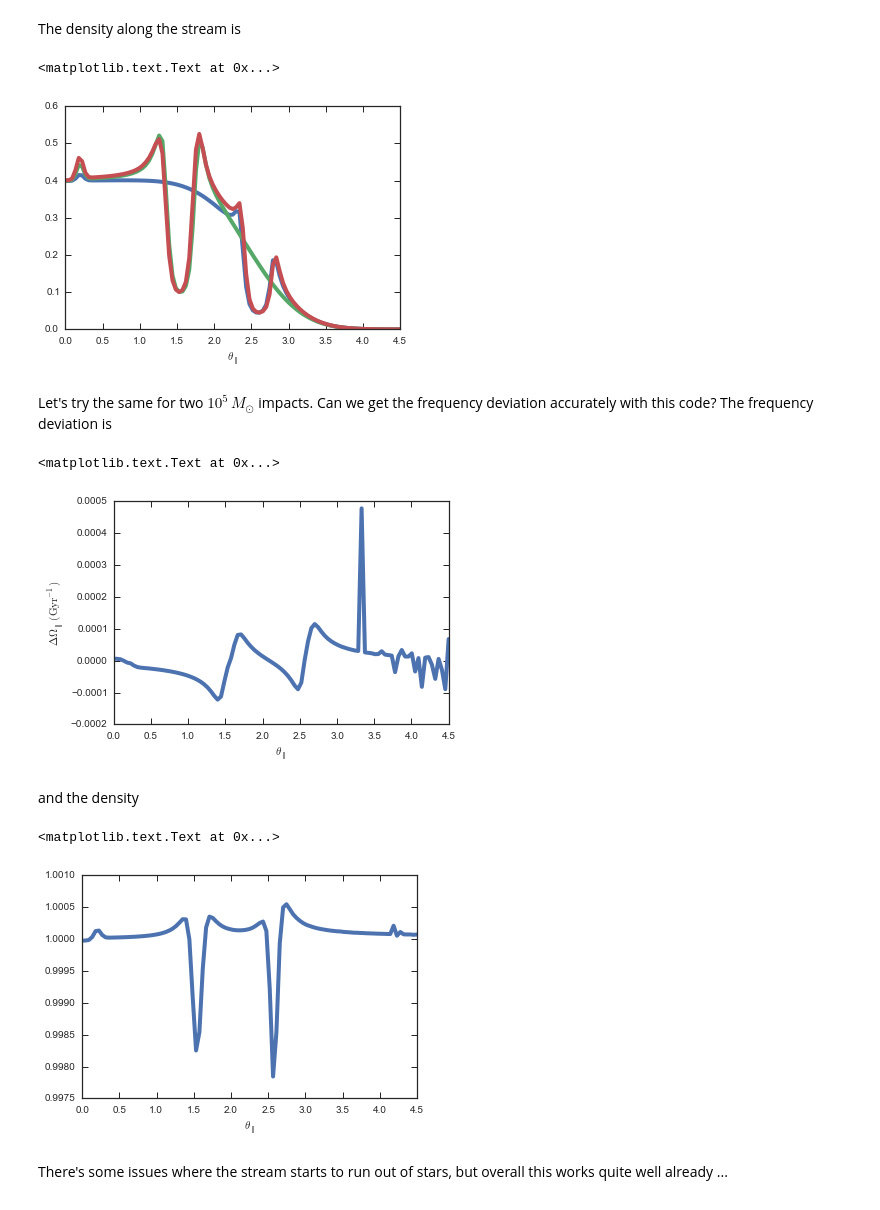
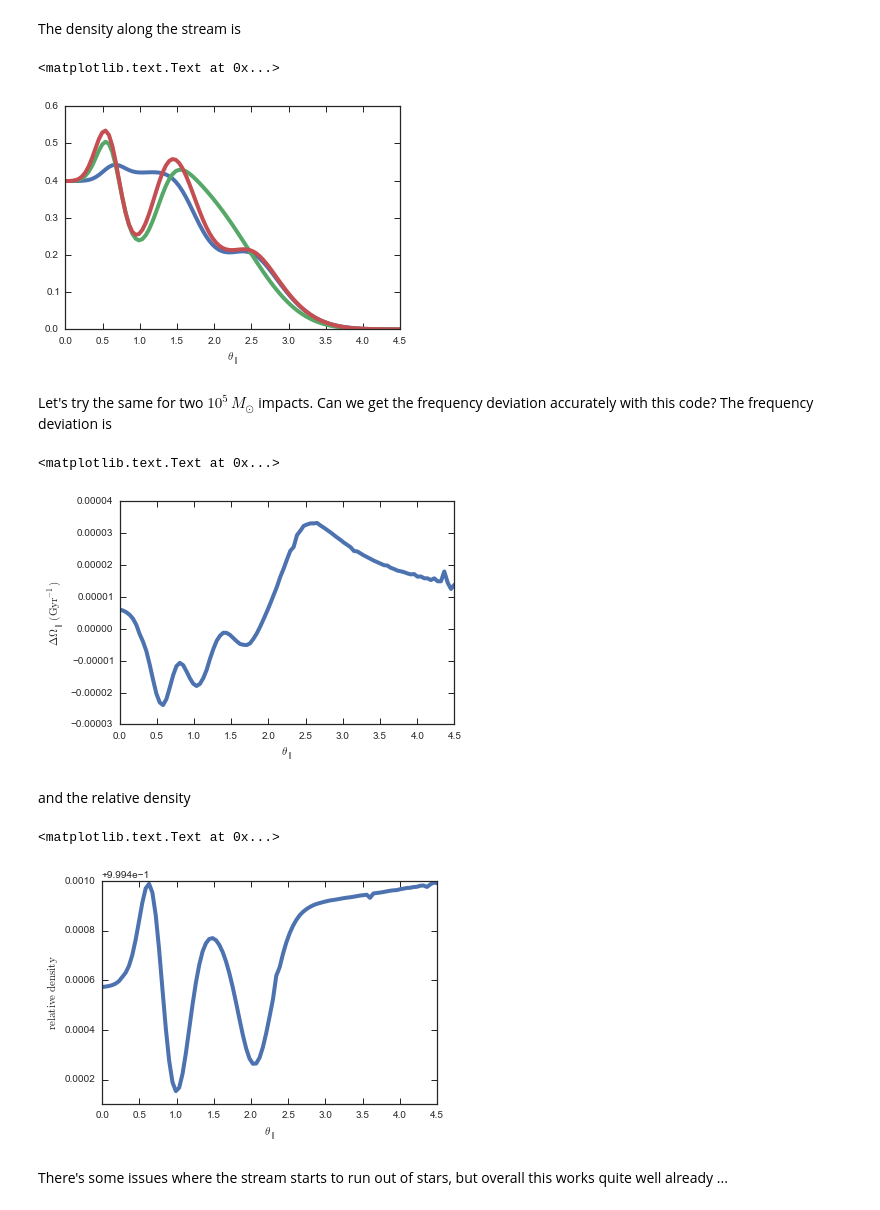
Before and after one commit to jobovy/streamgap-pepper, a Jupyter notebook: galpyStreamPepper.ipynb, the cells around one changed output. Cells and saved outputs as stored; diff of their text form; code cells hidden in the pictures.

Commit message:
Further work on multiple impacts

```diff
--- a/galpyStreamPepper.ipynb
+++ b/galpyStreamPepper.ipynb
@@ -75,8 +77,8 @@ sdf_pepper= galpy.df_src.streampepperdf.streampepperdf(\
     impactb=[0.,0.],
     subhalovel=numpy.array([[6.82200571,132.7700529,149.4174464],
                             [6.82200571,132.7700529,149.4174464]])/V0, # from Denis' email
-    timpact=[0.88/bovy_conversion.time_in_Gyr(V0,R0),0.88/bovy_conversion.time_in_Gyr(V0,R0)],
-    impact_angle=[-2.34,-1.34],
+    timpact=[2.88/bovy_conversion.time_in_Gyr(V0,R0),2.88/bovy_conversion.time_in_Gyr(V0,R0)],
+    impact_angle=[-1.34,-0.34],
     GM=[10.**-2./bovy_conversion.mass_in_1010msol(V0,R0),10.**-2./bovy_conversion.mass_in_1010msol(V0,R0)],
     rs=[0.625/R0,0.625/R0])
 # %%
@@ -115,18 +123,18 @@ plot(xs,dens/numpy.sum(dens)/(xs[1]-xs[0]),lw=4.)
 xlabel(r'$\theta_\parallel$')
 # %% [output]
 <matplotlib.text.Text at 0x...>
-[figure, old version]
+[figure, new version]
 # %% [markdown]
 Let's try the same for two $10^5\,M_\odot$ impacts. Can we get the frequency deviation accurately with this code? The frequency deviation is
 # %%
-sdf_pepper._determine_deltaOmegaTheta_kicks([-2.34,-1.34],[0.,0.],
-                                            numpy.array([[6.82200571,132.7700529,149.4174464],
-                                                         [6.82200571,132.7700529,149.4174464]])/V0,
-                                           [0.88/bovy_conversion.time_in_Gyr(V0,R0),
-                                            0.88/bovy_conversion.time_in_Gyr(V0,R0)],
-                                            [10.**-5./bovy_conversion.mass_in_1010msol(V0,R0),
-                                             10.**-5./bovy_conversion.mass_in_1010msol(V0,R0)],
-                                           [0.625/R0,0.625/R0],[None,None])
+sdf_pepper.set_impacts(impact_angle=[-1.34,-0.34],impactb=[0.,0.],
+                       subhalovel=numpy.array([[6.82200571,132.7700529,149.4174464],
+                                               [6.82200571,132.7700529,149.4174464]])/V0,
+                       timpact=[2.88/bovy_conversion.time_in_Gyr(V0,R0),
+                                2.88/bovy_conversion.time_in_Gyr(V0,R0)],
+                       GM=[10.**-5./bovy_conversion.mass_in_1010msol(V0,R0),
+                           10.**-5./bovy_conversion.mass_in_1010msol(V0,R0)],
+                       rs=[0.625/R0,0.625/R0])
 # %%
 xs= numpy.linspace(0.,4.5,101)
 mO= numpy.array([sdf_pepper.meanOmega(x,oned=True) for x in xs])
@@ -138,16 +146,17 @@ xlabel(r'$\theta_\parallel$')
 ylabel(r'$\Delta\Omega_\parallel\,(\mathrm{Gyr}^{-1})$')
 # %% [output]
 <matplotlib.text.Text at 0x...>
-[figure, old version]
+[figure, new version]
 # %% [markdown]
-and the density
+and the relative density
 # %%
 dens= numpy.array([sdf_pepper.density_par(x) for x in xs])
 dens_unp= numpy.array([super(galpy.df_src.streampepperdf.streampepperdf,sdf_pepper).density_par(x) for x in xs])
 plot(xs,(dens/numpy.sum(dens))/(dens_unp/numpy.sum(dens_unp)),lw=4.)
 xlabel(r'$\theta_\parallel$')
+ylabel(r'$\mathrm{relative\ density}$')
 # %% [output]
 <matplotlib.text.Text at 0x...>
-[figure, old version]
+[figure, new version]
 # %% [markdown]
 There's some issues where the stream starts to run out of stars, but overall this works quite well already ...
```
Also changed, not shown: parts of 20 cells of this notebook.
